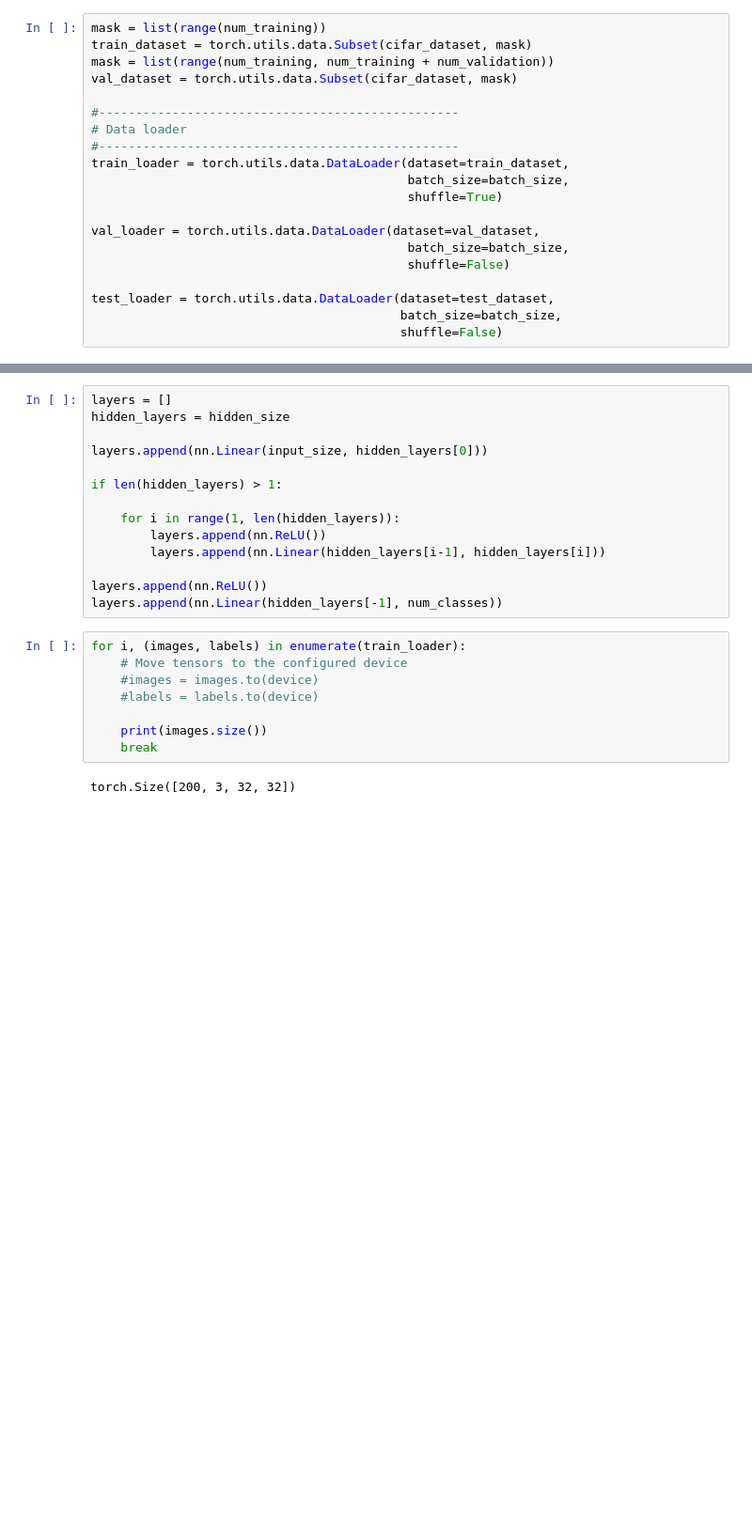
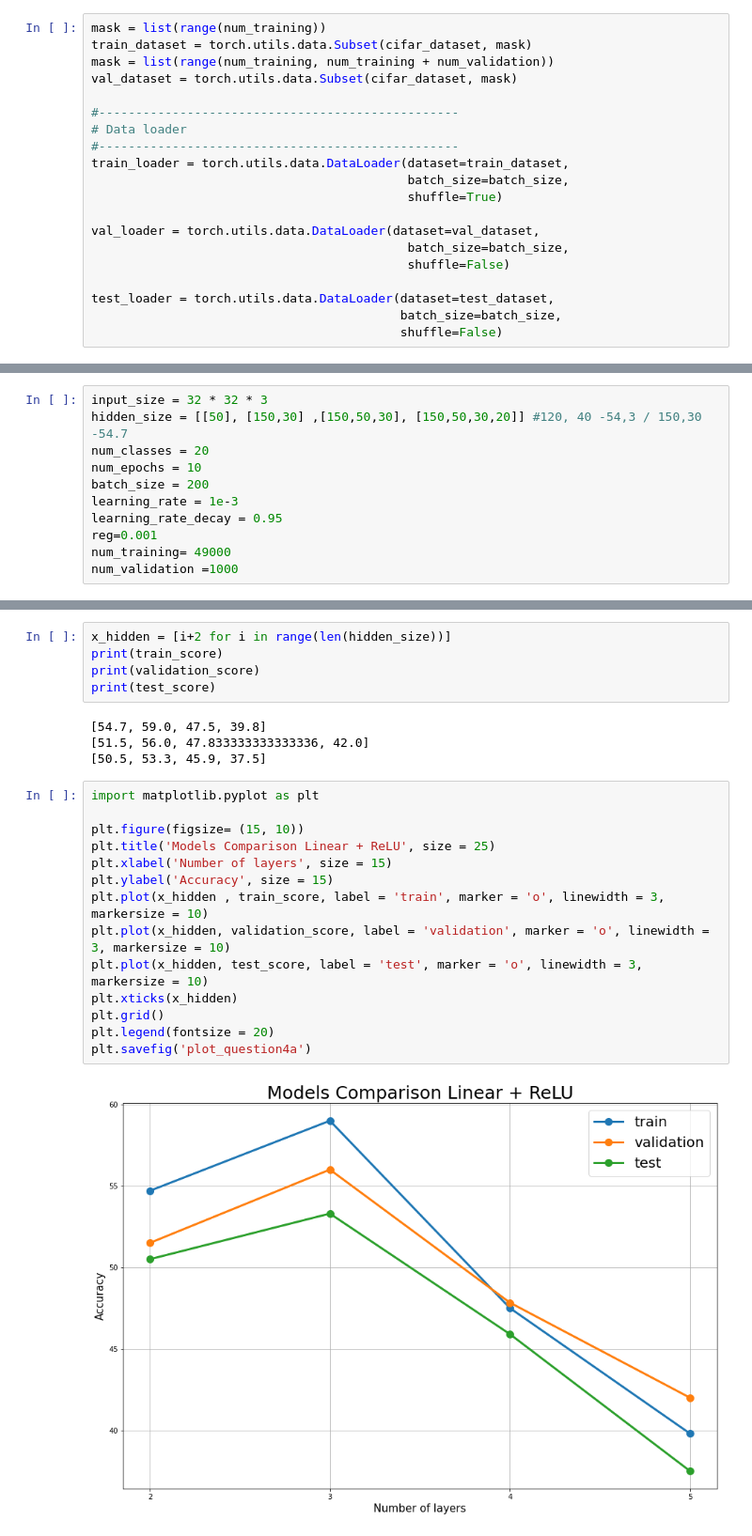
Before and after one commit to lorenzoloretucci/Deep-Neural-Network-and-Backpropagation, a Jupyter notebook: Pytorch.ipynb, the cells around one changed output, grey strips where cells are left out. Shown: that part at 94% size. Saved outputs shown, nothing was run; the diff lists cells and outputs as text; blank space fills up the shorter version.

```diff
--- a/Pytorch.ipynb
+++ b/Pytorch.ipynb
@@ -159 +145,12 @@ model = MultiLayerPerceptron(input_size, hidden_size, num_classes)#.to(device)
+# %%
+input_size = 32 * 32 * 3
+hidden_size = [[50], [150,30] ,[150,50,30], [150,50,30,20]] #120, 40 -54,3 / 150,30 -54.7
+num_classes = 20
+num_epochs = 10
+batch_size = 200
+learning_rate = 1e-3
+learning_rate_decay = 0.95
+reg=0.001
+num_training= 49000
+num_validation =1000
 # %%
@@ -299,24 +467,25 @@ torch.Size([3, 32, 32])
-# %%
-layers = []
-hidden_layers = hidden_size
-
-layers.append(nn.Linear(input_size, hidden_layers[0]))
-
-if len(hidden_layers) > 1:
-
-    for i in range(1, len(hidden_layers)):
-        layers.append(nn.ReLU())
-        layers.append(nn.Linear(hidden_layers[i-1], hidden_layers[i]))
-
-layers.append(nn.ReLU())
-layers.append(nn.Linear(hidden_layers[-1], num_classes))
-# %%
-for i, (images, labels) in enumerate(train_loader):
-    # Move tensors to the configured device
-    #images = images.to(device)
-    #labels = labels.to(device)
-
-    print(images.size())
-    break
-# %% [output]
-torch.Size([200, 3, 32, 32])
+# %%
+x_hidden = [i+2 for i in range(len(hidden_size))]
+print(train_score)
+print(validation_score)
+print(test_score)
+# %% [output]
+[54.7, 59.0, 47.5, 39.8]
+[51.5, 56.0, 47.833333333333336, 42.0]
+[50.5, 53.3, 45.9, 37.5]
+# %%
+import matplotlib.pyplot as plt
+
+plt.figure(figsize= (15, 10))
+plt.title('Models Comparison Linear + ReLU', size = 25)
+plt.xlabel('Number of layers', size = 15)
+plt.ylabel('Accuracy', size = 15)
+plt.plot(x_hidden , train_score, label = 'train', marker = 'o', linewidth = 3, markersize = 10)
+plt.plot(x_hidden, validation_score, label = 'validation', marker = 'o', linewidth = 3, markersize = 10)
+plt.plot(x_hidden, test_score, label = 'test', marker = 'o', linewidth = 3, markersize = 10)
+plt.xticks(x_hidden)
+plt.grid()
+plt.legend(fontsize = 20)
+plt.savefig('plot_question4a')
+# %% [output]
+[figure, added]
```
Also changed, not shown: parts of 10 cells of this notebook.
